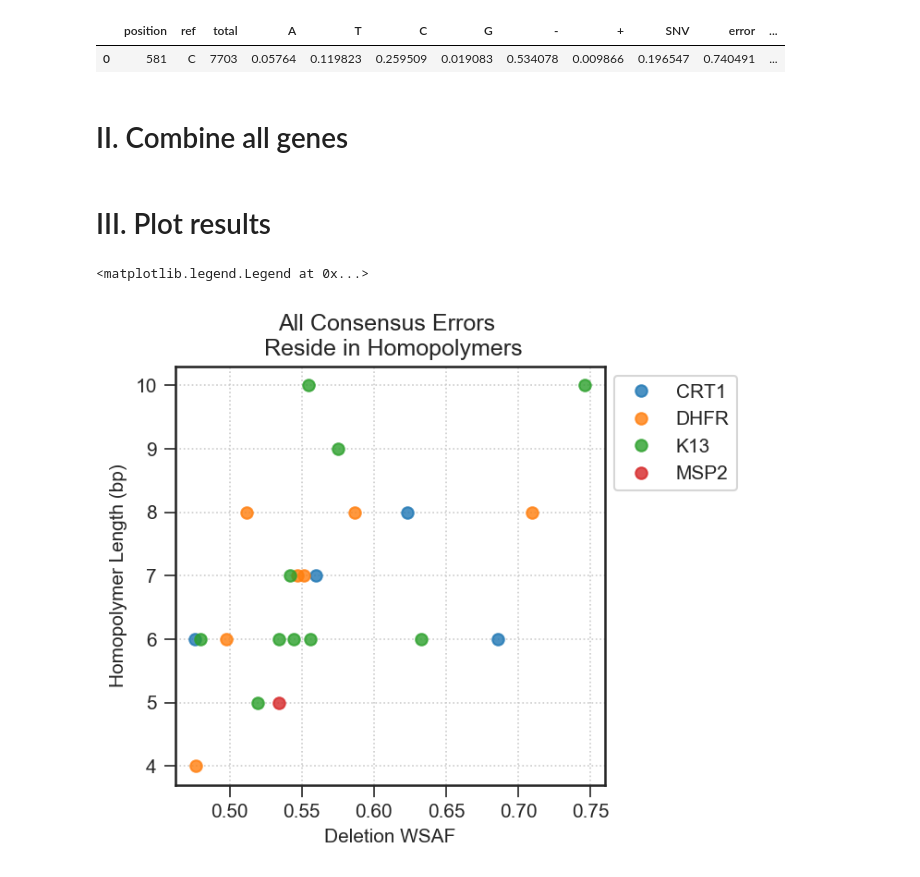
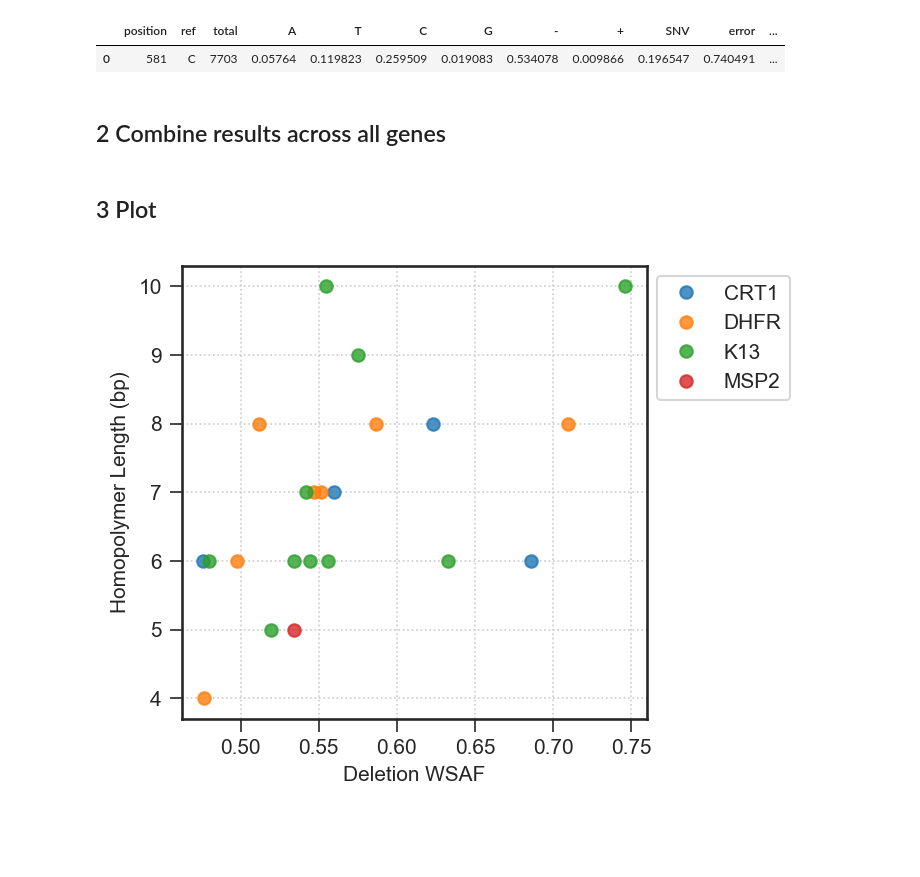
Before and after one commit to JasonAHendry/mmp-pipelines, a Jupyter notebook: notebooks/consensus_error_locations.ipynb, the cells around one changed output. Saved outputs shown, nothing was run; the diff lists cells and outputs as text; code cells hidden in the pictures; blank space fills up the shorter version.

```diff
--- a/notebooks/consensus_error_locations.ipynb
+++ b/notebooks/consensus_error_locations.ipynb
@@ -30,0 +33,5 @@ cntrl_sample = "BC05"
+# %%
+save_figs = True
+fig_dir = expt_dir.replace("analysis", "figs")
+if not os.path.exists(fig_dir):
+    os.makedirs(fig_dir)
@@ -130,7 +143,7 @@ msp
 |  | position | ref | total | A | T | C | G | - | + | SNV | error | ... |
 | 0 | 581 | C | 7703 | 0.05764 | 0.119823 | 0.259509 | 0.019083 | 0.534078 | 0.009866 | 0.196547 | 0.740491 | ... |
 # %% [markdown]
-# II. Combine all genes
+## 2 Combine results across all genes
 # %%
 kelch["gene"] = "K13"
 crt["gene"] = "CRT1"
@@ -140,27 +153,30 @@ msp["gene"] = "MSP2"
 genes = [kelch, crt, dhfr, msp]
 gene_df = pd.concat(genes)
 # %% [markdown]
-# III. Plot results
+## 3 Plot
 # %%
 gene_df["call_wsaf"] = [row[row["call"]] for ix, row in gene_df.iterrows()]
 gene_df["ref_wsaf"] = [row[row["ref"]] for ix, row in gene_df.iterrows()]
 # %%
 fig, ax = plt.subplots(1, 1, figsize=(4, 4))
 
 for gene, df in gene_df.groupby("gene"):
     ax.plot(df["call_wsaf"], df["homo_len"],
             alpha=0.8, marker='o', linestyle="",
             label=gene)
 
 ax.set_ylabel("Homopolymer Length (bp)")
 ax.set_xlabel("Deletion WSAF")
-ax.set_title("All Consensus Errors \n Reside in Homopolymers")
 ax.grid(linestyle='dotted')
 
 ax.legend(bbox_to_anchor=(1, 1), frameon=True)
+
+if save_figs:
+    fig.savefig(os.path.join(fig_dir, "consensus_error_locations.png"),
+                bbox_inches="tight",
+                pad_inches=0.5)
 # %% [output]
-<matplotlib.legend.Legend at 0x...>
-[figure, old version]
+[figure, new version]
 # %%
 def abline(a, b, ax,
            xmin=0, xmax=1,
```
Also changed, not shown: parts of 11 cells of this notebook, 1 other file.
